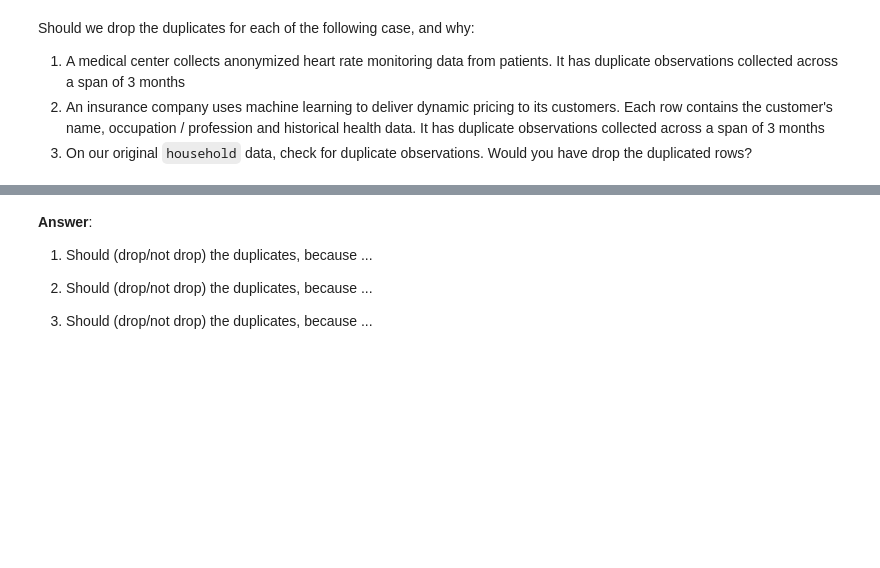
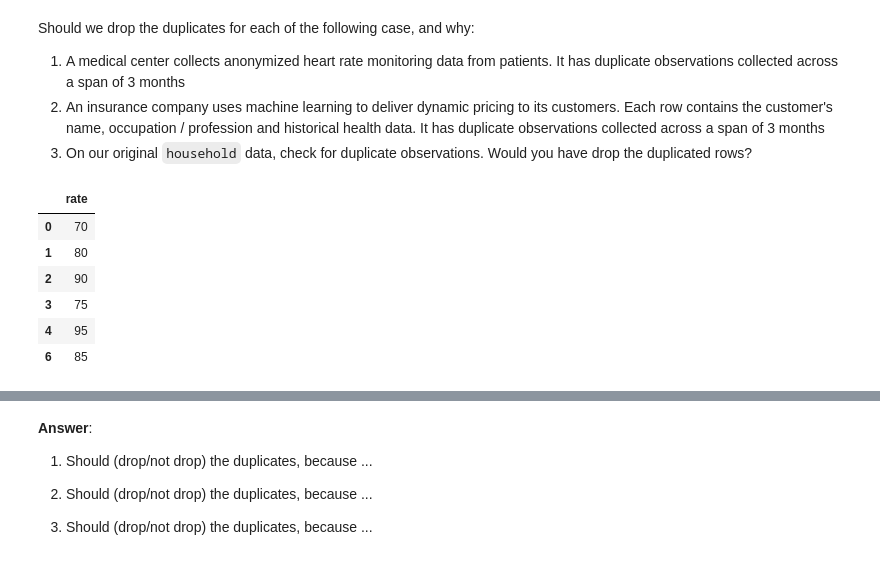
Before and after one commit to mulutbrah/data-analysis-lab, a Jupyter notebook: inclass_EDA_day2.ipynb, the cells around one changed output, grey strips where cells are left out. Cells and saved outputs as stored; diff of their text form; code cells hidden in the pictures; blank space fills up the shorter version.

```diff
--- a/inclass_EDA_day2.ipynb
+++ b/inclass_EDA_day2.ipynb
@@ -1785,10 +1972,18 @@ Should we drop the duplicates for each of the following case, and why:
 # %%
 # illustration data for question 1
 heart = pd.DataFrame({
     'rate': [70, 80, 90, 75, 95, 70, 85, 90]
 })
 
-heart
+heart.drop_duplicates(keep='first')
+# %% [output]
+|  | rate |
+| 0 | 70 |
+| 1 | 80 |
+| 2 | 90 |
+| 3 | 75 |
+| 4 | 95 |
+| 6 | 85 |
 # %%
 # illustration data for question 2
 insurance = pd.DataFrame({
```
Also changed, not shown: parts of 17 cells of this notebook.
